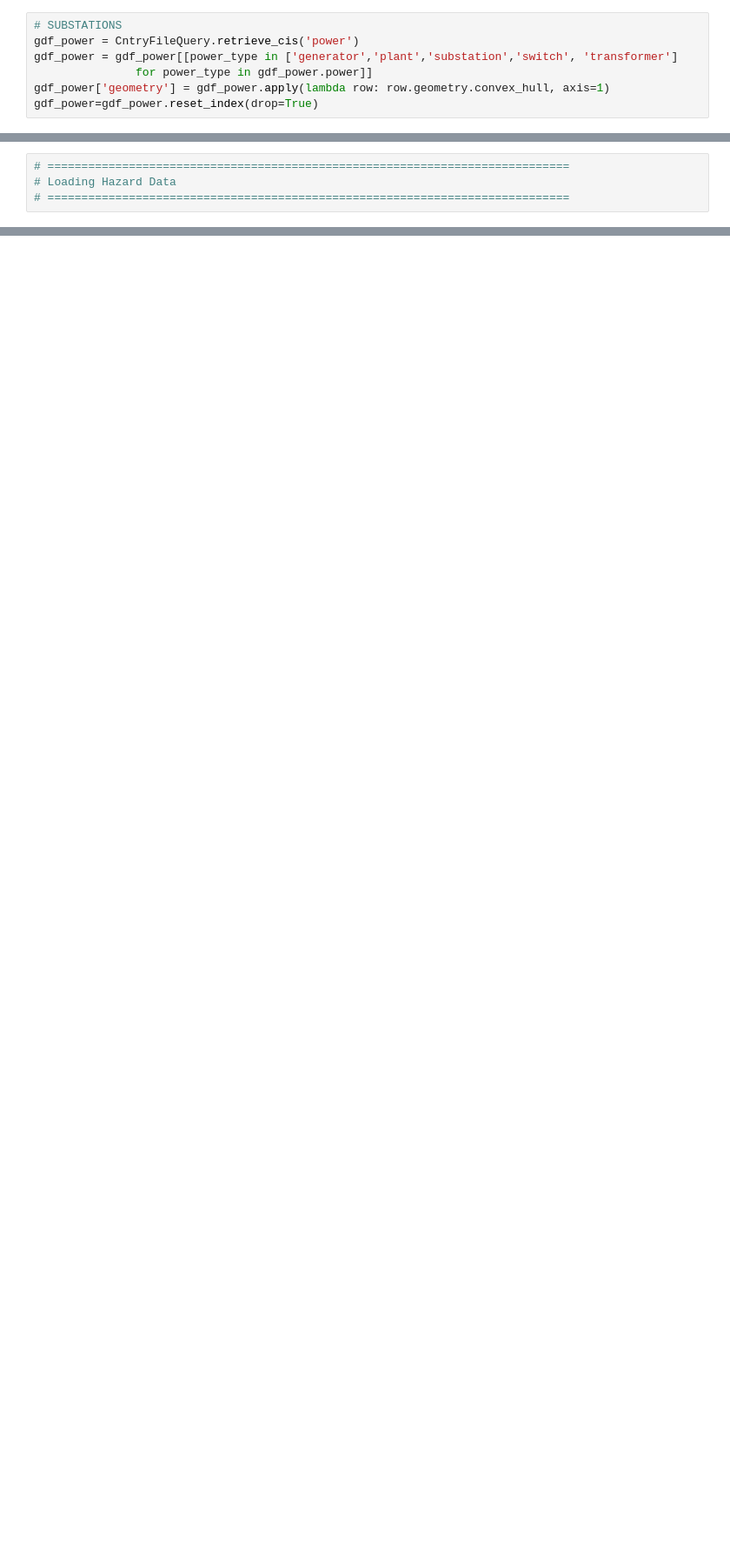
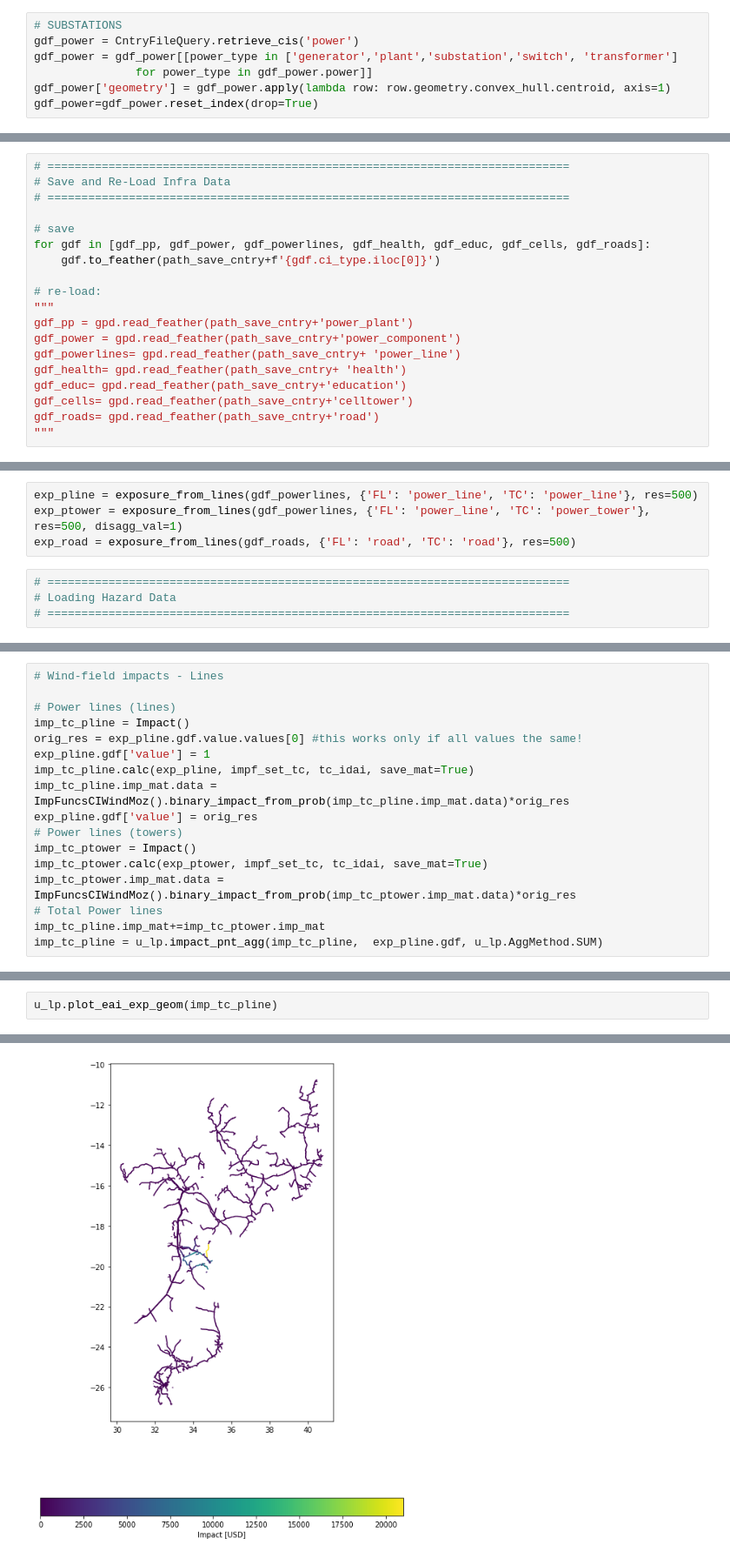
Before and after one commit to Evelyn-M/mozambique_healthcare, a Jupyter notebook: direct_impacts.ipynb, the cells around one changed output, grey strips where cells are left out. Shown at 87% size. Saved outputs shown, nothing was run; the diff lists cells and outputs as text; blank space fills up the shorter version.

```diff
--- a/direct_impacts.ipynb
+++ b/direct_impacts.ipynb
@@ -105,7 +105,7 @@ gdf_pp = nwu.PowerFunctionalData().load_pplants_wri(PATH_DATA_PP, iso3)
 gdf_power = CntryFileQuery.retrieve_cis('power')
 gdf_power = gdf_power[[power_type in ['generator','plant','substation','switch', 'transformer']
                for power_type in gdf_power.power]]
-gdf_power['geometry'] = gdf_power.apply(lambda row: row.geometry.convex_hull, axis=1)
+gdf_power['geometry'] = gdf_power.apply(lambda row: row.geometry.convex_hull.centroid, axis=1)
 gdf_power=gdf_power.reset_index(drop=True)
 # %%
 # HEALTH FACILITIES
@@ -159,0 +161,19 @@ gdf_roads['ci_type'] = 'road'
+# %%
+# =============================================================================
+# Save and Re-Load Infra Data
+# =============================================================================
+
+# save
+for gdf in [gdf_pp, gdf_power, gdf_powerlines, gdf_health, gdf_educ, gdf_cells, gdf_roads]:
+    gdf.to_feather(path_save_cntry+f'{gdf.ci_type.iloc[0]}')
+
+# re-load:
+"""
+gdf_pp = gpd.read_feather(path_save_cntry+'power_plant')
+gdf_power = gpd.read_feather(path_save_cntry+'power_component')
+gdf_powerlines= gpd.read_feather(path_save_cntry+ 'power_line')
+gdf_health= gpd.read_feather(path_save_cntry+ 'health')
+gdf_educ= gpd.read_feather(path_save_cntry+'education')
+gdf_cells= gpd.read_feather(path_save_cntry+'celltower')
+gdf_roads= gpd.read_feather(path_save_cntry+'road')
+"""
@@ -429,3 +440,7 @@ def calc_ci_impacts(hazard, exposures, imp_class):
+# %%
+exp_pline = exposure_from_lines(gdf_powerlines, {'FL': 'power_line', 'TC': 'power_line'}, res=500)
+exp_ptower = exposure_from_lines(gdf_powerlines, {'FL': 'power_line', 'TC': 'power_tower'}, res=500, disagg_val=1)
+exp_road = exposure_from_lines(gdf_roads, {'FL': 'road', 'TC': 'road'}, res=500)
 # %%
 # =============================================================================
 # Loading Hazard Data
@@ -496,0 +517,17 @@ imp_list = calc_ci_impacts(hazards, exp_list, imp_class)
+# %%
+# Wind-field impacts - Lines
+
+# Power lines (lines)
+imp_tc_pline = Impact()
+orig_res = exp_pline.gdf.value.values[0] #this works only if all values the same!
+exp_pline.gdf['value'] = 1
+imp_tc_pline.calc(exp_pline, impf_set_tc, tc_idai, save_mat=True)
+imp_tc_pline.imp_mat.data = ImpFuncsCIWindMoz().binary_impact_from_prob(imp_tc_pline.imp_mat.data)*orig_res
+exp_pline.gdf['value'] = orig_res
+# Power lines (towers)
+imp_tc_ptower = Impact()
+imp_tc_ptower.calc(exp_ptower, impf_set_tc, tc_idai, save_mat=True)
+imp_tc_ptower.imp_mat.data = ImpFuncsCIWindMoz().binary_impact_from_prob(imp_tc_ptower.imp_mat.data)*orig_res
+# Total Power lines
+imp_tc_pline.imp_mat+=imp_tc_ptower.imp_mat
+imp_tc_pline = u_lp.impact_pnt_agg(imp_tc_pline,  exp_pline.gdf, u_lp.AggMethod.SUM)
@@ -496,0 +585,3 @@ imp_list = calc_ci_impacts(hazards, exp_list, imp_class)
+# %%
+u_lp.plot_eai_exp_geom(imp_tc_pline)
+# %% [output]
@@ -496,0 +589 @@ imp_list = calc_ci_impacts(hazards, exp_list, imp_class)
+[figure, added]
```
Also changed, not shown: parts of 38 cells of this notebook.
